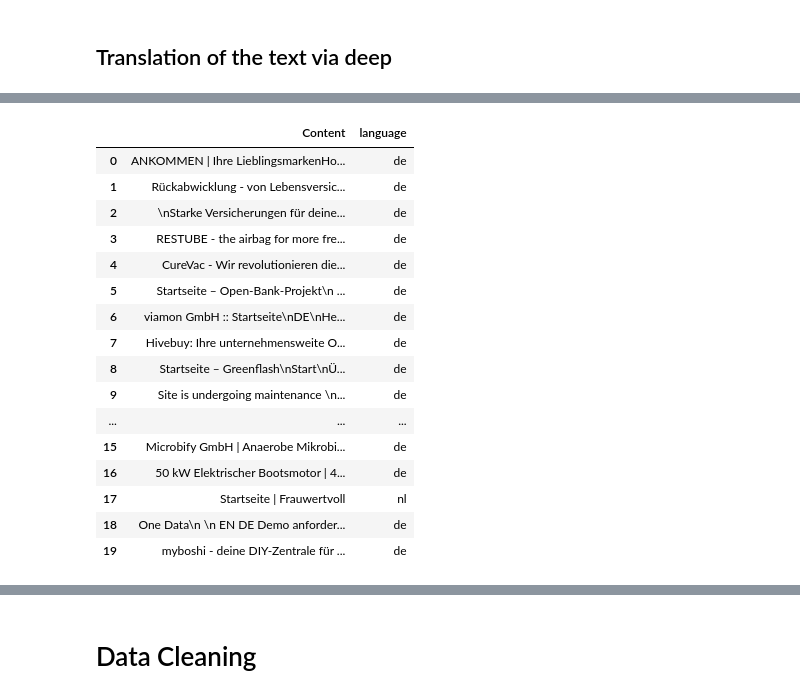
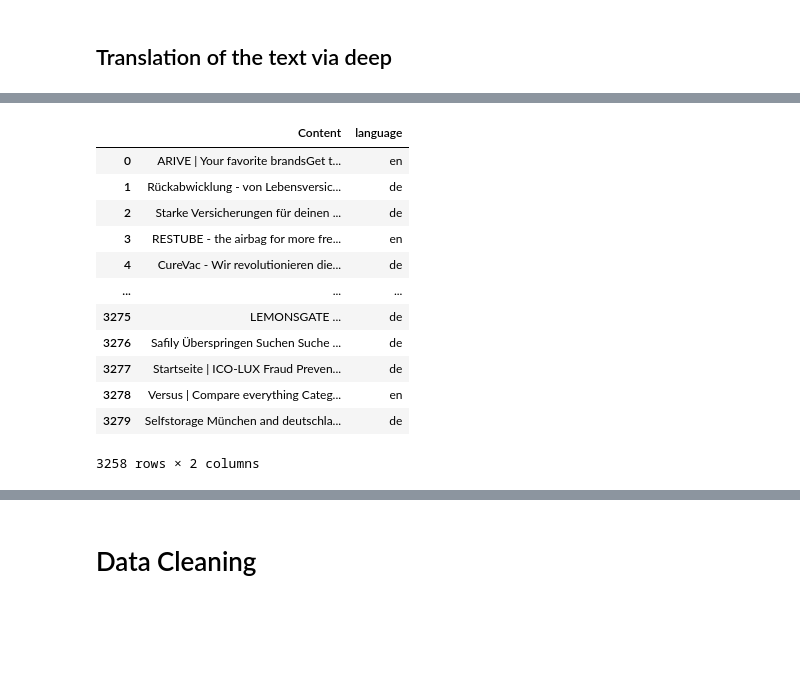
Before and after one commit to AleksandarIlievski/startup-clustering, a Jupyter notebook: notebooks/patrick_preprocessing.ipynb, the cells around one changed output, grey strips where cells are left out. Drawn from its saved outputs; the diff is of its cells as text; code cells hidden in the pictures; blank space fills up the shorter version.

```diff
--- a/notebooks/patrick_preprocessing.ipynb
+++ b/notebooks/patrick_preprocessing.ipynb
@@ -53,0 +56,20 @@ df
+# %%
+import re
+
+#functions to clean Html as first step of the preprocessing
+def cleanHtml(sentence):
+    cleanr = re.compile('<.*?>')
+    cleantext = re.sub(cleanr, ' ', str(sentence))
+    cleantext = cleantext.replace("\n"," ")
+    cleantext = cleantext.replace("√ú","Ü")
+    cleantext = cleantext.replace("√ü","ß")
+    cleantext = cleantext.replace("√∂", "ö")
+    cleantext = cleantext.replace("√º", "ü")
+    cleantext = cleantext.replace("√§", "ä")
+    cleantext = cleantext.replace("&", "and")
+    cleantext = cleantext.replace("‚Äú", " ")
+    cleantext = cleantext.replace("¬†", " ")
+    return cleantext
+
+df['Content'] = df['Content'].apply(cleanHtml)
+df
@@ -53,0 +90,4 @@ df
+# %%
+#test result and store the result in another dataframe
+df_result = df.copy(deep=True)
+df_result
@@ -53,0 +108,4 @@ df
+# %%
+#load the result from steps before
+df = df_result.copy(deep=True)
+df
@@ -60,6 +156,7 @@ from langdetect import detect
 
 #count number of texts in different langauges
 lang_counters = {}
+empty_fields_counter = 0
 for index, row in df.iterrows():
     if len(row['Content']) != 0 and index != 2700:
         language = detect(row['Content'])
@@ -69,7 +166,12 @@ for index, row in df.iterrows():
         else:
             lang_counters[language] = 1
     else:
-        print(f"\033[91m Attention: \033[0m At index {index} no text is found")
+        print(f"\033[33m Attention: \033[0m At index {index} no text is found and will be deleted.")
+        empty_fields_counter += 1
 
-print(f"number of texts in different languages: {lang_counters}")
+        #delete row from Dataframe with empty text
+        df = df.drop(index)
+
+print(f"Numbers of texts in different languages: {lang_counters}")
+print(f"Number of deleted rows because no text was found: {empty_fields_counter}")
 # %% [output]
@@ -93,20 +195,18 @@ number of texts in different languages: {'de': 2260, 'nl': 6, 'en': 966, 'so': 1
-# %%
-df.head(20)
-# %% [output]
-|  | Content | language |
-| 0 | ANKOMMEN | Ihre LieblingsmarkenHo... | de |
-| 1 | Rückabwicklung - von Lebensversic... | de |
-| 2 | \nStarke Versicherungen für deine... | de |
-| 3 | RESTUBE - the airbag for more fre... | de |
-| 4 | CureVac - Wir revolutionieren die... | de |
-| 5 | Startseite – Open-Bank-Projekt\n ... | de |
-| 6 | viamon GmbH :: Startseite\nDE\nHe... | de |
-| 7 | Hivebuy: Ihre unternehmensweite O... | de |
-| 8 | Startseite – Greenflash\nStart\nÜ... | de |
-| 9 | Site is undergoing maintenance \n... | de |
-| ... | ... | ... |
-| 15 | Microbify GmbH | Anaerobe Mikrobi... | de |
-| 16 | 50 kW Elektrischer Bootsmotor | 4... | de |
-| 17 | Startseite | Frauwertvoll | nl |
-| 18 | One Data\n \n EN DE Demo anforder... | de |
-| 19 | myboshi - deine DIY-Zentrale für ... | de |
+# %%
+#test result and store the result in another dataframe
+df_result_before_trans = df.copy(deep=True)
+df_result_before_trans
+# %% [output]
+|  | Content | language |
+| 0 | ARIVE | Your favorite brandsGet t... | en |
+| 1 | Rückabwicklung - von Lebensversic... | de |
+| 2 | Starke Versicherungen für deinen ... | de |
+| 3 | RESTUBE - the airbag for more fre... | en |
+| 4 | CureVac - Wir revolutionieren die... | de |
+| ... | ... | ... |
+| 3275 | LEMONSGATE ... | de |
+| 3276 | Safily Überspringen Suchen Suche ... | de |
+| 3277 | Startseite | ICO-LUX Fraud Preven... | de |
+| 3278 | Versus | Compare everything Categ... | en |
+| 3279 | Selfstorage München and deutschla... | de |
+3258 rows × 2 columns
```
Also changed, not shown: parts of 16 cells of this notebook.
